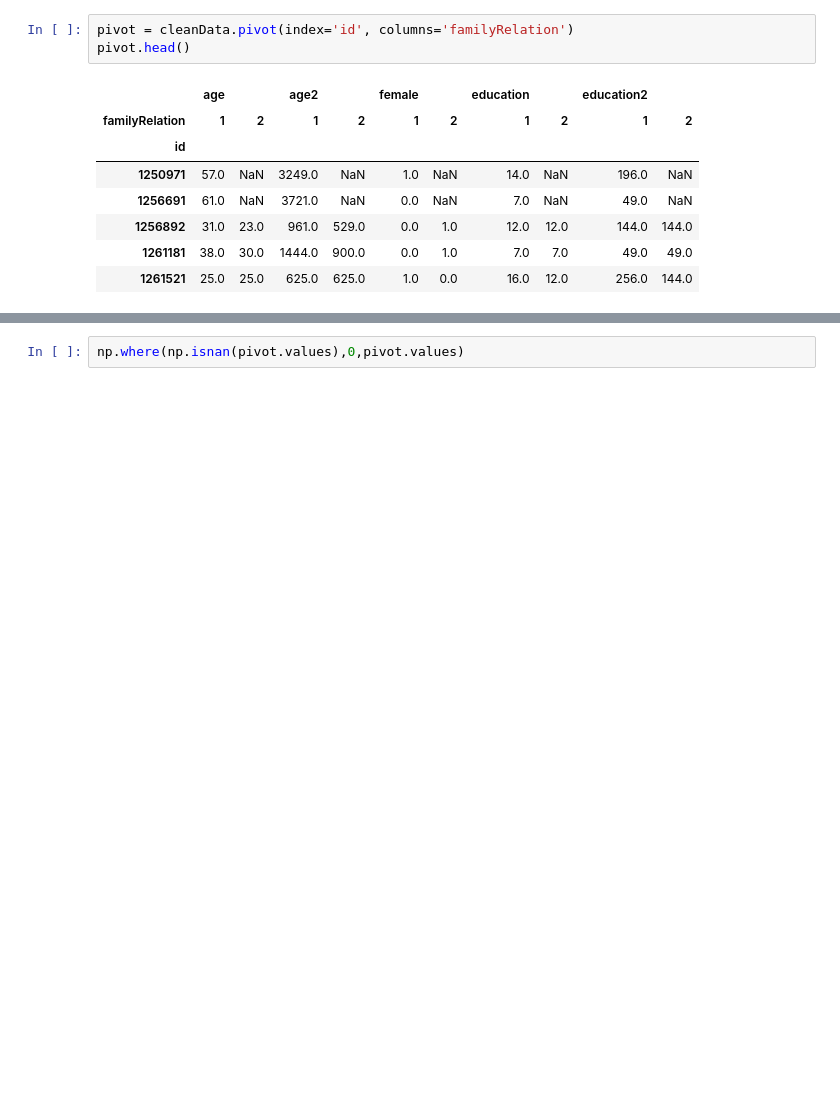
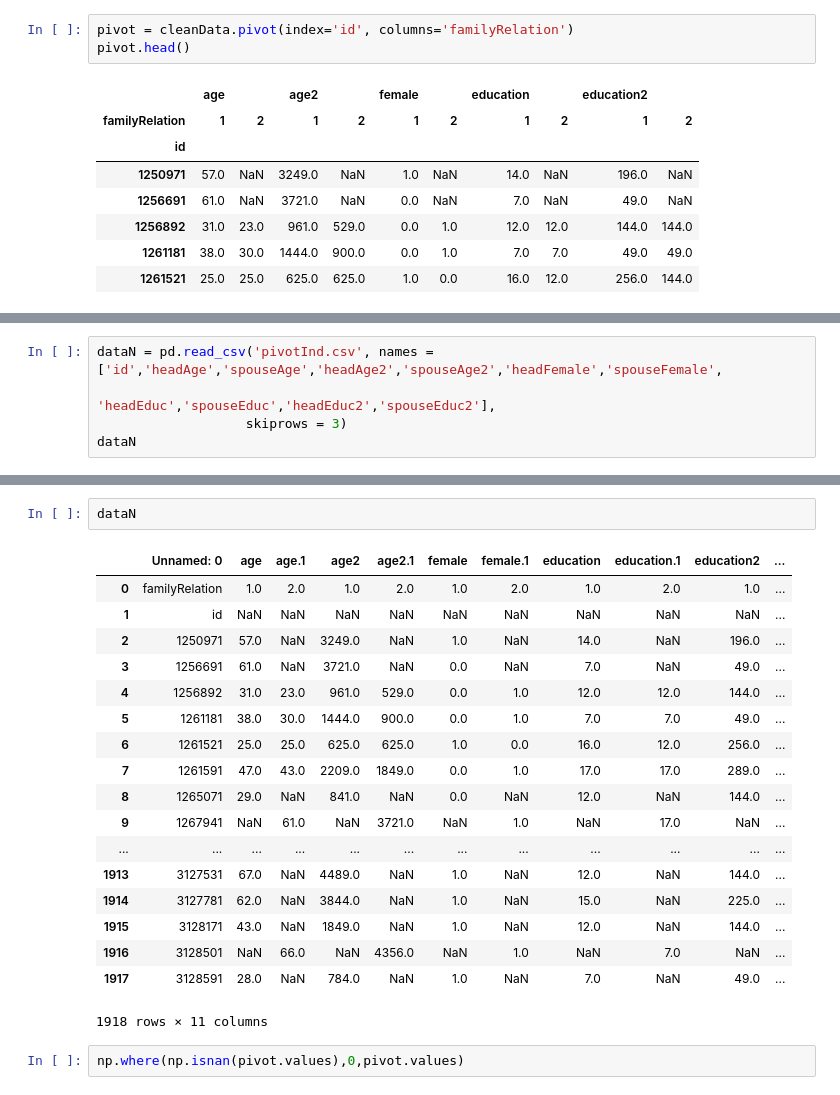
Before and after one commit to alephcero/adsProject, a Jupyter notebook: pivotTable.ipynb, the cells around one changed output, grey strips where cells are left out. Saved outputs shown, nothing was run; the diff lists cells and outputs as text; blank space fills up the shorter version.

Commit message:
pivot final con table read

```diff
--- a/pivotTable.ipynb
+++ b/pivotTable.ipynb
@@ -64,0 +67,5 @@ pivot.head()
+# %%
+dataN = pd.read_csv('pivotInd.csv', names = ['id','headAge','spouseAge','headAge2','spouseAge2','headFemale','spouseFemale',
+                                             'headEduc','spouseEduc','headEduc2','spouseEduc2'],
+                   skiprows = 3)
+dataN
@@ -65,3 +91,24 @@ pivot.head()
+# %%
+dataN
+# %% [output]
+|  | Unnamed: 0 | age | age.1 | age2 | age2.1 | female | female.1 | education | education.1 | education2 | ... |
+| 0 | familyRelation | 1.0 | 2.0 | 1.0 | 2.0 | 1.0 | 2.0 | 1.0 | 2.0 | 1.0 | ... |
+| 1 | id | NaN | NaN | NaN | NaN | NaN | NaN | NaN | NaN | NaN | ... |
+| 2 | 1250971 | 57.0 | NaN | 3249.0 | NaN | 1.0 | NaN | 14.0 | NaN | 196.0 | ... |
+| 3 | 1256691 | 61.0 | NaN | 3721.0 | NaN | 0.0 | NaN | 7.0 | NaN | 49.0 | ... |
+| 4 | 1256892 | 31.0 | 23.0 | 961.0 | 529.0 | 0.0 | 1.0 | 12.0 | 12.0 | 144.0 | ... |
+| 5 | 1261181 | 38.0 | 30.0 | 1444.0 | 900.0 | 0.0 | 1.0 | 7.0 | 7.0 | 49.0 | ... |
+| 6 | 1261521 | 25.0 | 25.0 | 625.0 | 625.0 | 1.0 | 0.0 | 16.0 | 12.0 | 256.0 | ... |
+| 7 | 1261591 | 47.0 | 43.0 | 2209.0 | 1849.0 | 0.0 | 1.0 | 17.0 | 17.0 | 289.0 | ... |
+| 8 | 1265071 | 29.0 | NaN | 841.0 | NaN | 0.0 | NaN | 12.0 | NaN | 144.0 | ... |
+| 9 | 1267941 | NaN | 61.0 | NaN | 3721.0 | NaN | 1.0 | NaN | 17.0 | NaN | ... |
+| ... | ... | ... | ... | ... | ... | ... | ... | ... | ... | ... | ... |
+| 1913 | 3127531 | 67.0 | NaN | 4489.0 | NaN | 1.0 | NaN | 12.0 | NaN | 144.0 | ... |
+| 1914 | 3127781 | 62.0 | NaN | 3844.0 | NaN | 1.0 | NaN | 15.0 | NaN | 225.0 | ... |
+| 1915 | 3128171 | 43.0 | NaN | 1849.0 | NaN | 1.0 | NaN | 12.0 | NaN | 144.0 | ... |
+| 1916 | 3128501 | NaN | 66.0 | NaN | 4356.0 | NaN | 1.0 | NaN | 7.0 | NaN | ... |
+| 1917 | 3128591 | 28.0 | NaN | 784.0 | NaN | 1.0 | NaN | 7.0 | NaN | 49.0 | ... |
+1918 rows × 11 columns
 # %%
 np.where(np.isnan(pivot.values),0,pivot.values)
 # %% [output]
```
Also changed, not shown: parts of 2 cells of this notebook.
